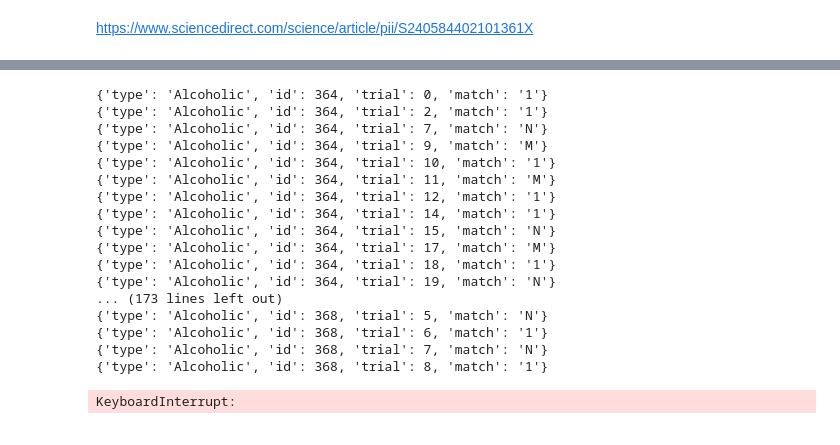
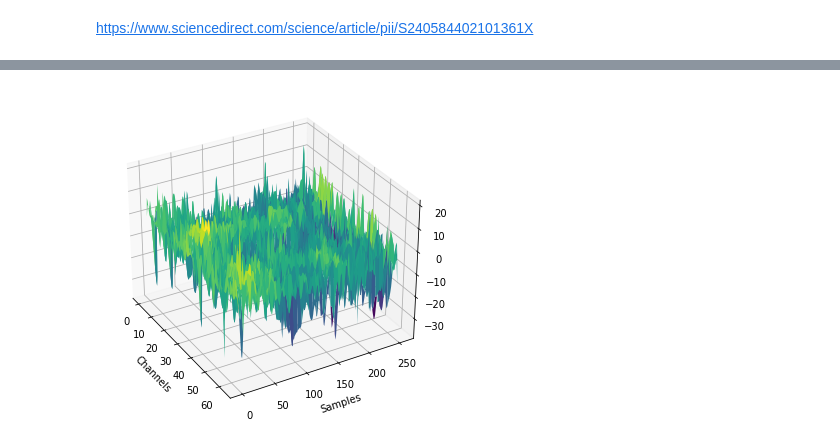
Before and after one commit to lnadi17/eeg-data-analysis, a Jupyter notebook: small-dataset/small-dataset-test.ipynb, the cells around one changed output, grey strips where cells are left out. Cells and saved outputs as stored; diff of their text form; code cells hidden in the pictures.

```diff
--- a/small-dataset/small-dataset-test.ipynb
+++ b/small-dataset/small-dataset-test.ipynb
@@ -285,23 +217,0 @@ def calculate_mean(signals):
-# %%
-%%timeit
-full_dataset_path = '../full-dataset'
-read_all_files(full_dataset_path)
-# %% [output]
-{'type': 'Alcoholic', 'id': 364, 'trial': 0, 'match': '1'}
-{'type': 'Alcoholic', 'id': 364, 'trial': 2, 'match': '1'}
-{'type': 'Alcoholic', 'id': 364, 'trial': 7, 'match': 'N'}
-{'type': 'Alcoholic', 'id': 364, 'trial': 9, 'match': 'M'}
-{'type': 'Alcoholic', 'id': 364, 'trial': 10, 'match': '1'}
-{'type': 'Alcoholic', 'id': 364, 'trial': 11, 'match': 'M'}
-{'type': 'Alcoholic', 'id': 364, 'trial': 12, 'match': '1'}
-{'type': 'Alcoholic', 'id': 364, 'trial': 14, 'match': '1'}
-{'type': 'Alcoholic', 'id': 364, 'trial': 15, 'match': 'N'}
-{'type': 'Alcoholic', 'id': 364, 'trial': 17, 'match': 'M'}
-{'type': 'Alcoholic', 'id': 364, 'trial': 18, 'match': '1'}
-{'type': 'Alcoholic', 'id': 364, 'trial': 19, 'match': 'N'}
-... (173 lines left out)
-{'type': 'Alcoholic', 'id': 368, 'trial': 5, 'match': 'N'}
-{'type': 'Alcoholic', 'id': 368, 'trial': 6, 'match': '1'}
-{'type': 'Alcoholic', 'id': 368, 'trial': 7, 'match': 'N'}
-{'type': 'Alcoholic', 'id': 368, 'trial': 8, 'match': '1'}
-KeyboardInterrupt:
@@ -307,0 +238,27 @@ KeyboardInterrupt:
+# %%
+def read_data(file_path):
+    with open(file_path) as src:
+        lines = [line for line in src][:5]
+        subject_info = {}
+        subject_info['type'] = 'Control' if lines[0][5] == 'c' else 'Alcoholic'
+        subject_info['id'] = int(lines[0][6:-4].lstrip('0'))
+        subject_info['trial'] = int(lines[3].split(' ')[-1])
+        subject_info['match'] = '1' if lines[3][3] == '1' else ('M' if lines[3][5] == 'm' else 'N')
+
+    table = pd.read_csv(file_path, skiprows=5, names=['Trial', 'Sensor', 'Sample', 'Value'], sep=' ', comment='#')
+    table = pd.read_csv(file_path, sep=' ', comment='#', skiprows=5)
+
+    # Transform whole table into 2D array
+    data = np.ndarray((64, 256))
+    for row in table.to_numpy():
+        sample = row[2]
+        value = row[3]
+        channel = sensors_dict[row[1]]
+        data[channel, sample] = value
+
+    return data, subject_info
+# %%
+data, info = read_data(os.path.join(small_dataset_path, 'c_m_co2c0000337', 'co2c0000337.rd.027'))
+plot_surface(data)
+# %% [output]
+[figure, added]
```
Also changed, not shown: parts of 10 cells of this notebook.
